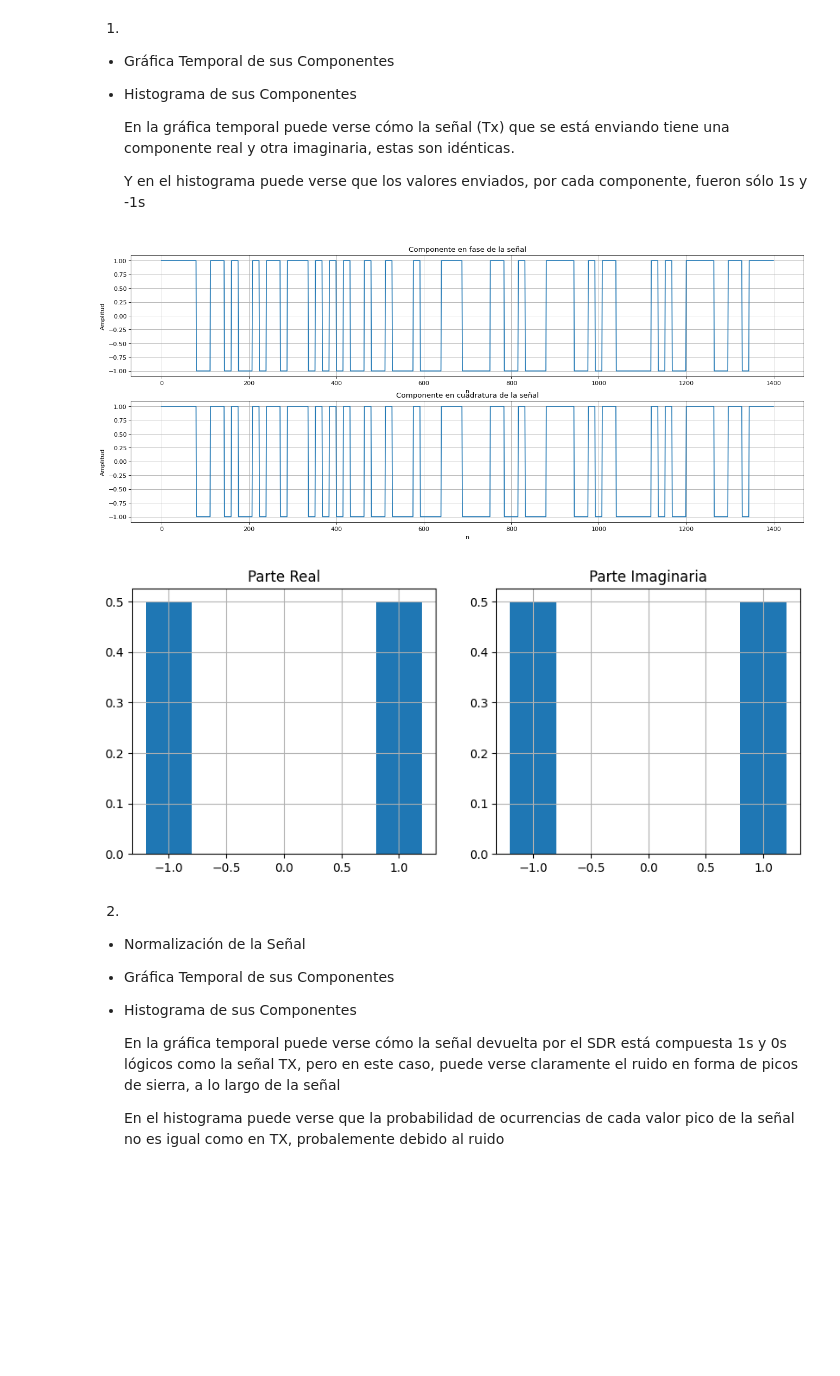
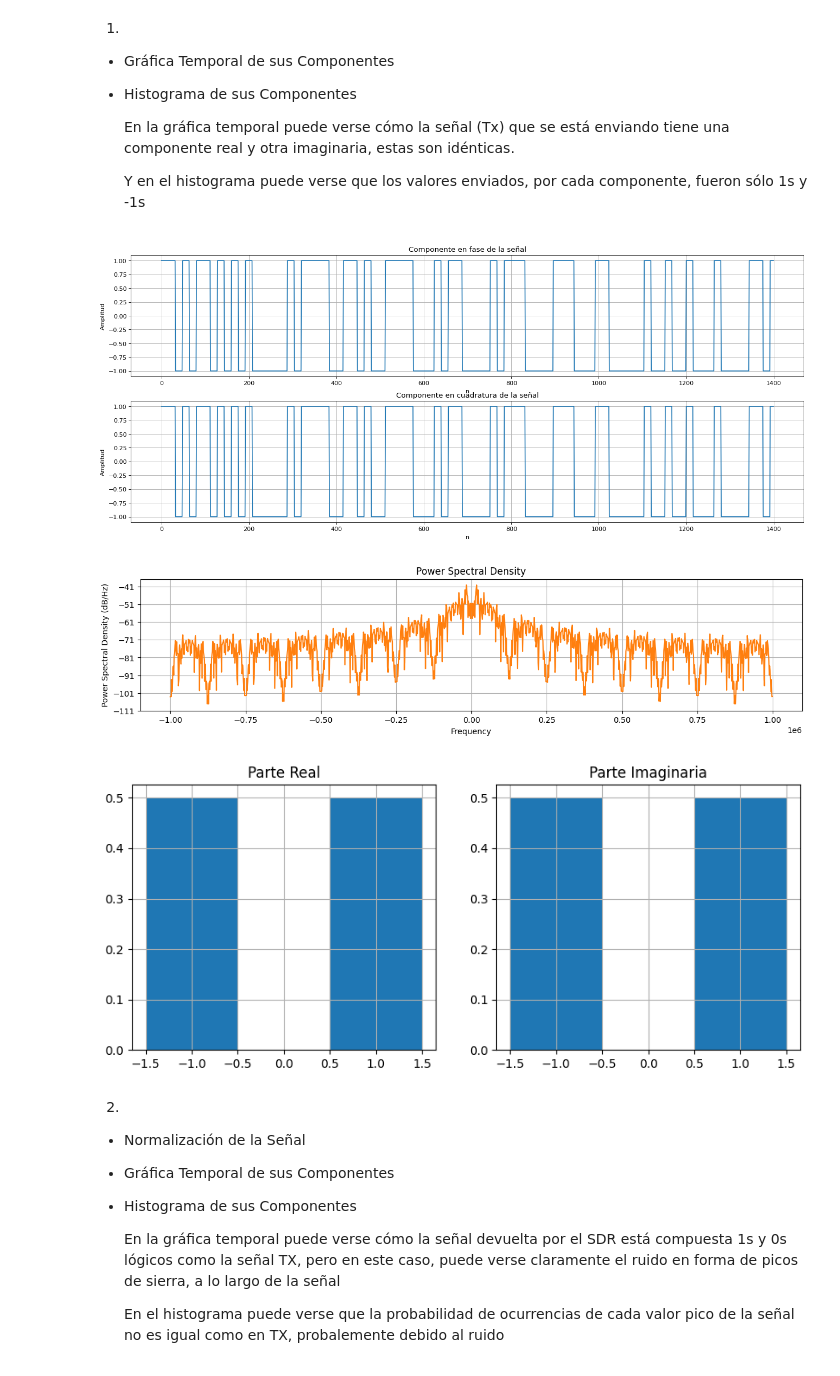
Before and after one commit to GastonFernandez00/Comunicaciones-Digitales, a Jupyter notebook: SDR Ejercicios/EjercicioTP3.ipynb, the cells around one changed output. Cells and saved outputs as stored; diff of their text form; code cells hidden in the pictures; blank space fills up the shorter version.

```diff
--- a/SDR Ejercicios/EjercicioTP3.ipynb
+++ b/SDR Ejercicios/EjercicioTP3.ipynb
@@ -30,7 +44,7 @@ Configuración previa.
 import adi
 import numpy as np
 import matplotlib.pyplot as plt
-Uri = "ip:192.168.1.36"
+Uri = "ip:192.168.1.31"
 sdr  = adi.Pluto(Uri)
 
 nSamples     = 2**20
@@ -40,9 +54,15 @@ frec         = samplingRate/8
 # Inicialización de Ref
 Ref = 0.5
 
-z = np.random.uniform(size = nSamples)
-x = [1 if z[n] > Ref else 0 for n in range(len(z))]
-txSignal = (2*np.repeat(x,2**4)-1)+1j*(2*np.repeat(x,2**4)-1)
+def creartxSignal(ref):
+    z = np.random.uniform(size = nSamples)
+    x = [1 if z[n] > ref else 0 for n in range(len(z))]
+    return (2*np.repeat(x,2**4)-1)+1j*(2*np.repeat(x,2**4)-1)
+txSignal = creartxSignal(Ref)
+
+
+sdr.rx_destroy_buffer()
+sdr.tx_destroy_buffer()
 # %% [markdown]
 + Definición de funciones que grafican de la señal enviada Tx
 # %%
@@ -108,27 +140,20 @@ rxSignal = sdr.rx()
     En la gráfica temporal puede verse cómo la señal (Tx) que se está enviando tiene una componente real y otra imaginaria, estas son idénticas.
 
     Y en el histograma puede verse que los valores enviados, por cada componente, fueron sólo 1s y -1s
-# %%
-Sreal = np.real(txSignal)
-Simag = np.imag(txSignal)
-
-plotSignal(txSignal[0:1400])
-
-plt.figure(figsize=(10,4))
-plt.subplot(1,2,1)
-plt.grid()
-plt.title("Parte Real")
-plt.hist(Sreal,density=True,bins = 3,range=(-1.5,1.5),rwidth=0.4)
-
-plt.subplot(1,2,2)
-plt.grid()
-plt.title("Parte Imaginaria")
-plt.hist(Simag,density=True,bins = 3,range=(-1.5,1.5),rwidth=0.4)
-
-plt.show()
-# %% [output]
-[figure, removed]
-[figure, removed]
+# %%
+Sreal = np.real(txSignal)
+Simag = np.imag(txSignal)
+
+plotSignal(txSignal[0:1400])
+plotSpect(txSignal[0:1400],samplingRate)
+
+histograma(txSignal,cajas = 3,rango = (-1.5,1.5))
+
+plt.show()
+# %% [output]
+[figure, added]
+[figure, added]
+[figure, added]
 # %% [markdown]
 2.
 + Normalización de la Señal
```
Also changed, not shown: parts of 13 cells of this notebook, 1 other file.
